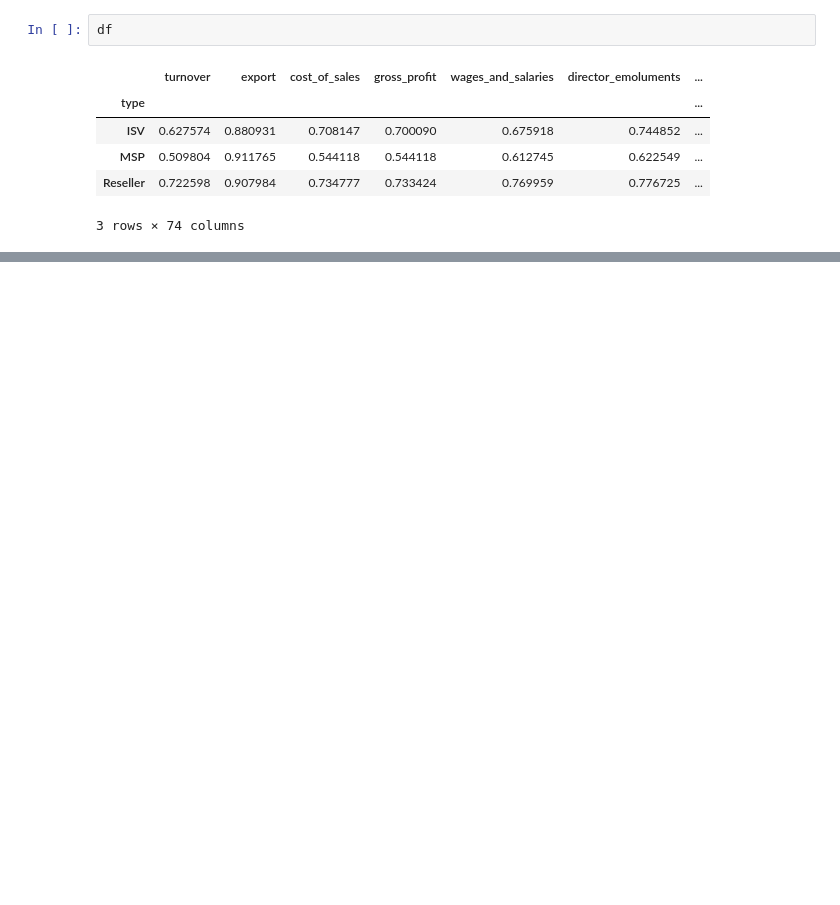
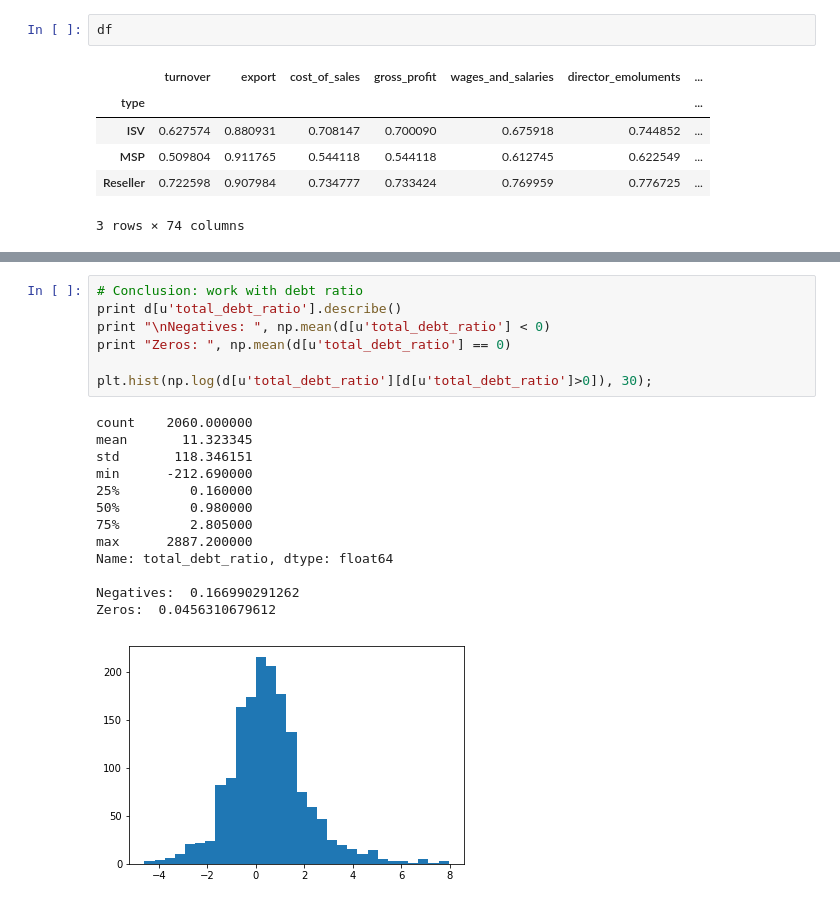
Before and after one commit to agarbuno/iqblade, a Jupyter notebook: python/exploratory_analysis.ipynb, the cells around one changed output, grey strips where cells are left out. Drawn from its saved outputs; the diff is of its cells as text; blank space fills up the shorter version.

```diff
--- a/python/exploratory_analysis.ipynb
+++ b/python/exploratory_analysis.ipynb
@@ -161,0 +166,21 @@ iplot(fig)
+# %%
+# Conclusion: work with debt ratio
+print d[u'total_debt_ratio'].describe()
+print "\nNegatives: ", np.mean(d[u'total_debt_ratio'] < 0)
+print "Zeros: ", np.mean(d[u'total_debt_ratio'] == 0)
+
+plt.hist(np.log(d[u'total_debt_ratio'][d[u'total_debt_ratio']>0]), 30);
+# %% [output]
+count    2060.000000
+mean       11.323345
+std       118.346151
+min      -212.690000
+25%         0.160000
+50%         0.980000
+75%         2.805000
+max      2887.200000
+Name: total_debt_ratio, dtype: float64
+
+Negatives:  0.166990291262
+Zeros:  0.0456310679612
+[figure, added]
```
Also changed, not shown: parts of 17 cells of this notebook, 1 other file.
